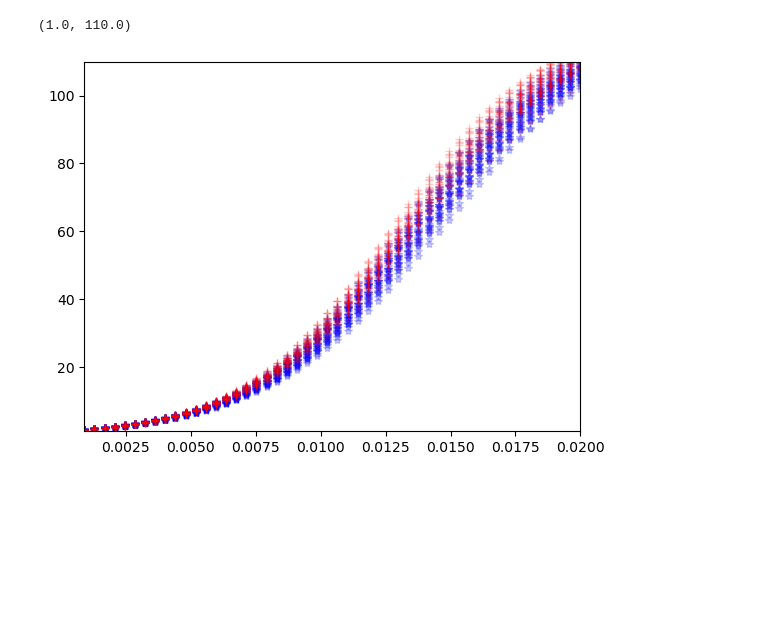
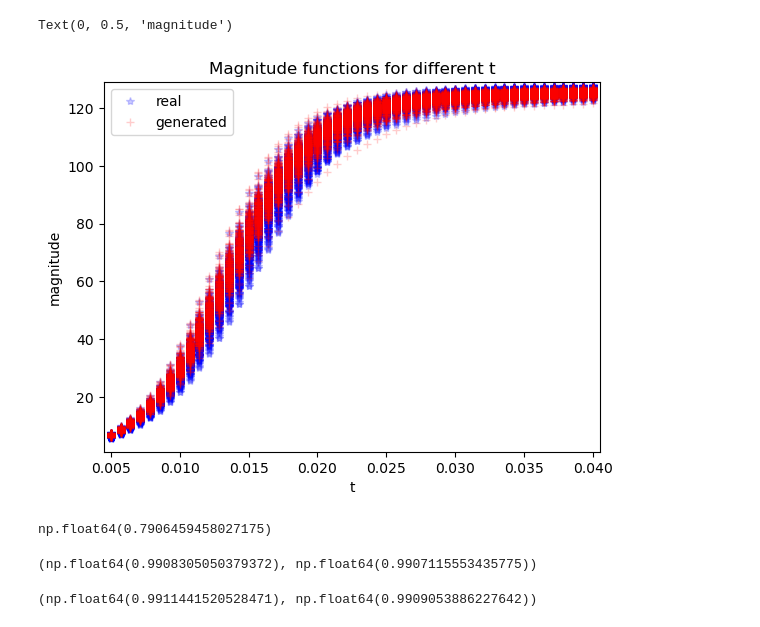
Before and after one commit to GurevichPE/Artifical-text-detection-via-magnitude-functions, a Jupyter notebook: magnitude/experiments.ipynb, the cells around one changed output. Saved outputs shown, nothing was run; the diff lists cells and outputs as text; code cells hidden in the pictures; blank space fills up the shorter version.

```diff
--- a/magnitude/experiments.ipynb
+++ b/magnitude/experiments.ipynb
@@ -32,13 +5,0 @@ plt.loglog(t, calculate_dimension(mf, t))
-# %%
-# Create angle values from 0 to 2*pi
-theta = np.linspace(0, 2*np.pi, 90)
-
-# Radius of the circle
-radius = 1
-
-# Calculate x and y coordinates
-x = radius * np.cos(theta).reshape(-1, 1)
-y = radius * np.sin(theta).reshape(-1, 1)
-
-coords = np.concatenate([x, y], axis=1)
-calculate_magnitude(coords, manhattan_distance)
@@ -88,13 +35,17 @@ plt.hist(gen_mags, alpha=0.5)
 # %%
-t = np.linspace(0.0009, 0.02, 50)
+t = np.linspace(0.005, 0.04, 50)
 
-real_mfs = [calculate_magnitude_function(x, manhattan_distance, t) for x in reals[:30]]
-gen_mfs = [calculate_magnitude_function(x, manhattan_distance, t) for x in gens[:30]]
+real_mfs = [calculate_magnitude_function(x, 'cityblock', t) for x in reals]
+gen_mfs = [calculate_magnitude_function(x, 'cityblock', t) for x in gens]
 # %%
-plt.plot(t, np.array(real_mfs).T, 'b*', alpha=0.2)
-plt.plot(t, np.array(gen_mfs).T,  "r+", alpha=0.2)
-plt.xlim(0.0009, 0.02)
-plt.ylim(1, 110)
+plt.title("Magnitude functions for different t")
+l1 = plt.plot(t, np.array(real_mfs).T, 'b*', alpha=0.2, label='real')
+l2 = plt.plot(t, np.array(gen_mfs).T,  "r+", alpha=0.2, label='generated')
+plt.legend(handles=[l1[0], l2[0]])
+plt.xlim(0.0045, 0.0405)
+plt.ylim(1, 129)
+plt.xlabel("t")
+plt.ylabel("magnitude")
 # %% [output]
-(1.0, 110.0)
+Text(0, 0.5, 'magnitude')
-[figure, old version]
+[figure, new version]
@@ -100,0 +97,18 @@ plt.ylim(1, 110)
+# %%
+logreg(real_mfs, gen_mfs)
+# %% [output]
+np.float64(0.7906459458027175)
+# %%
+real_text_embs = reals.mean(dim=1).numpy()
+gen_text_embs = gens.mean(dim=1).numpy()
+
+logreg(real_text_embs, gen_text_embs), logreg(real_text_embs, gen_text_embs, pca=True)
+# %% [output]
+(np.float64(0.9908305050379372), np.float64(0.9907115553435775))
+# %%
+real_text_and_mag = np.concatenate([real_text_embs, real_mfs], axis=1)
+gen_text_and_mag = np.concatenate([gen_text_embs, gen_mfs], axis=1)
+
+logreg(real_text_and_mag, gen_text_and_mag), logreg(real_text_and_mag, gen_text_and_mag, pca=True)
+# %% [output]
+(np.float64(0.9911441520528471), np.float64(0.9909053886227642))
```
Also changed, not shown: parts of 17 cells of this notebook.
